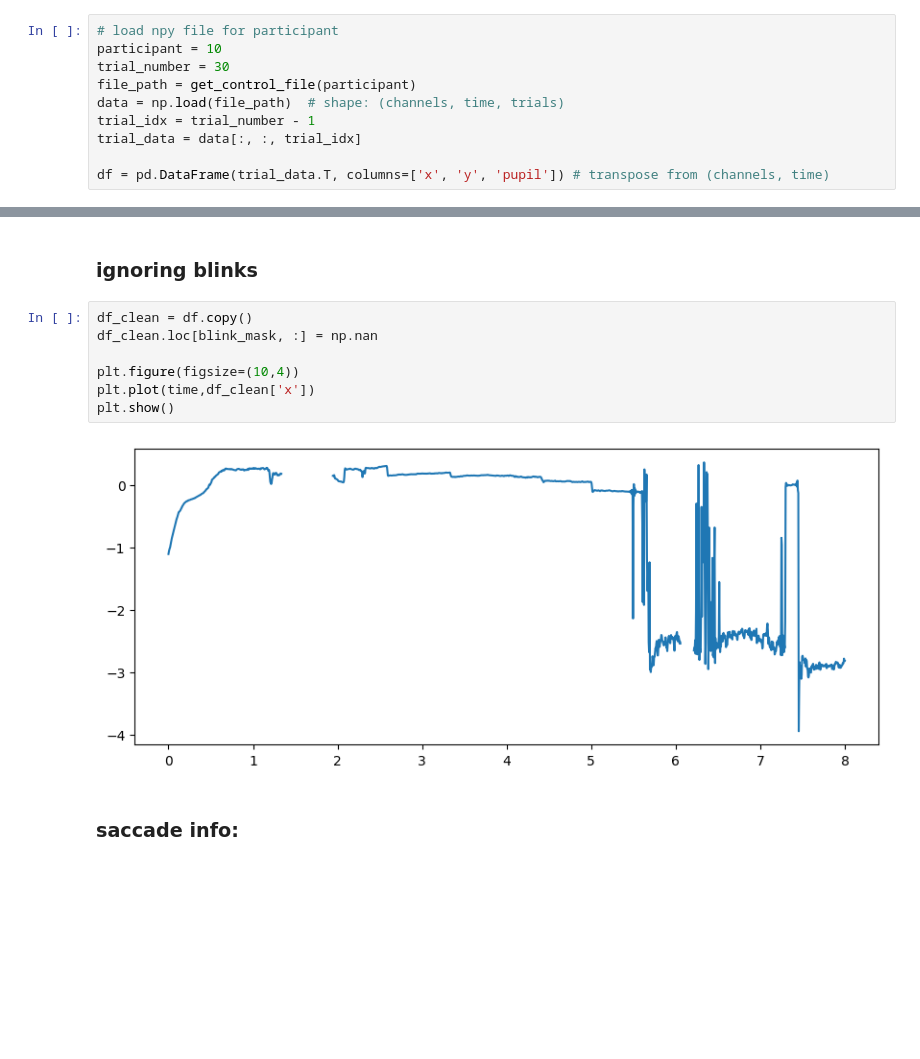
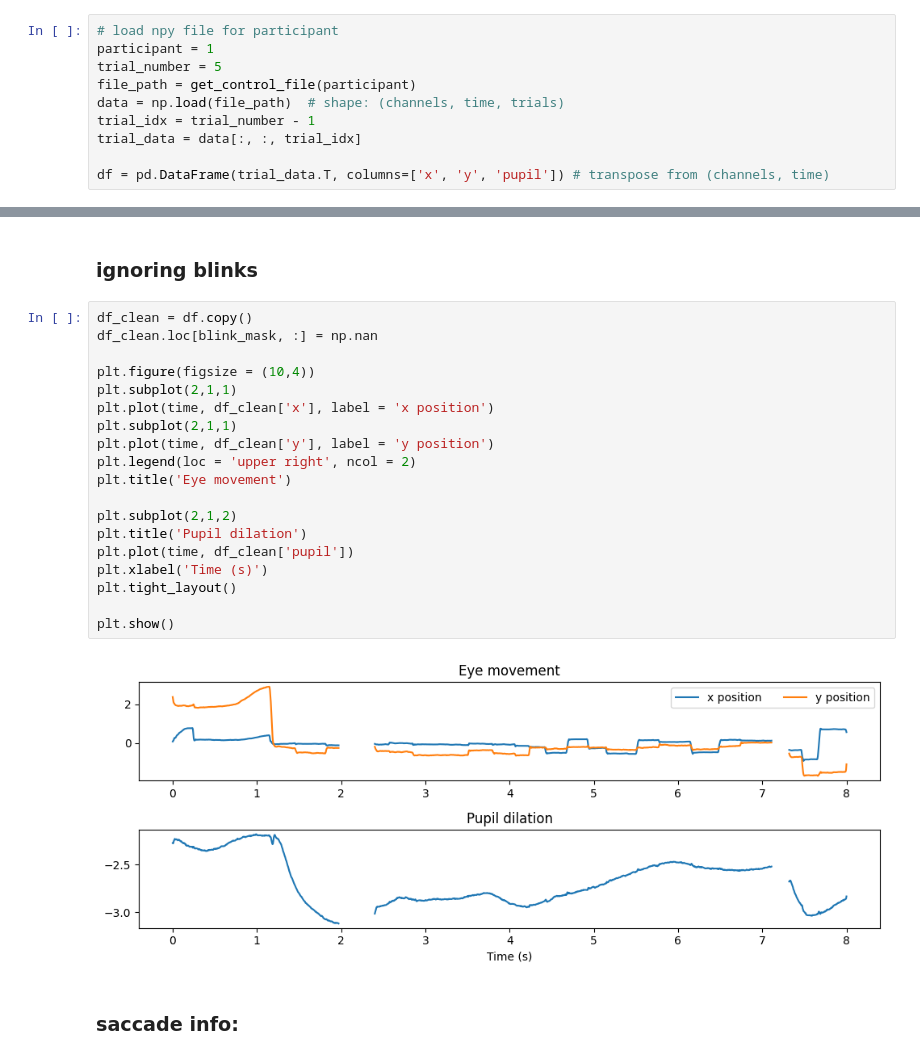
Before and after one commit to anjisuri/lab-project, a Jupyter notebook: blinks.ipynb, the cells around one changed output, grey strips where cells are left out. Drawn from its saved outputs; the diff is of its cells as text; blank space fills up the shorter version.

```diff
--- a/blinks.ipynb
+++ b/blinks.ipynb
@@ -11,8 +11,8 @@ from config import get_control_file, get_patient_file
 ### array to df
 # %%
 # load npy file for participant
-participant = 10
-trial_number = 30
+participant = 1
+trial_number = 5
 file_path = get_control_file(participant)
 data = np.load(file_path)  # shape: (channels, time, trials)
 trial_idx = trial_number - 1
@@ -89,12 +92,24 @@ plt.show()
 # %%
 df_clean = df.copy()
 df_clean.loc[blink_mask, :] = np.nan
 
-plt.figure(figsize=(10,4))
-plt.plot(time,df_clean['x'])
+plt.figure(figsize = (10,4))
+plt.subplot(2,1,1)
+plt.plot(time, df_clean['x'], label = 'x position')
+plt.subplot(2,1,1)
+plt.plot(time, df_clean['y'], label = 'y position')
+plt.legend(loc = 'upper right', ncol = 2)
+plt.title('Eye movement')
+
+plt.subplot(2,1,2)
+plt.title('Pupil dilation')
+plt.plot(time, df_clean['pupil'])
+plt.xlabel('Time (s)')
+plt.tight_layout()
+
 plt.show()
 # %% [output]
-[figure, old version]
+[figure, new version]
 # %% [markdown]
 ### saccade info:
 # %%
```
Also changed, not shown: parts of 4 cells of this notebook.
